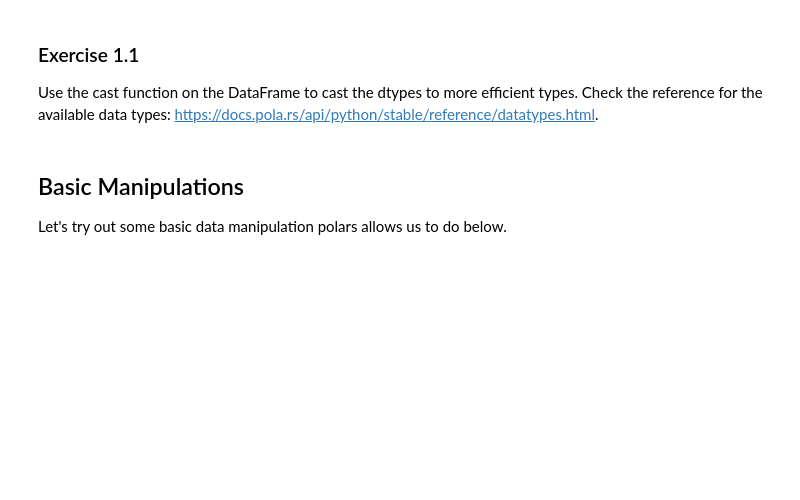
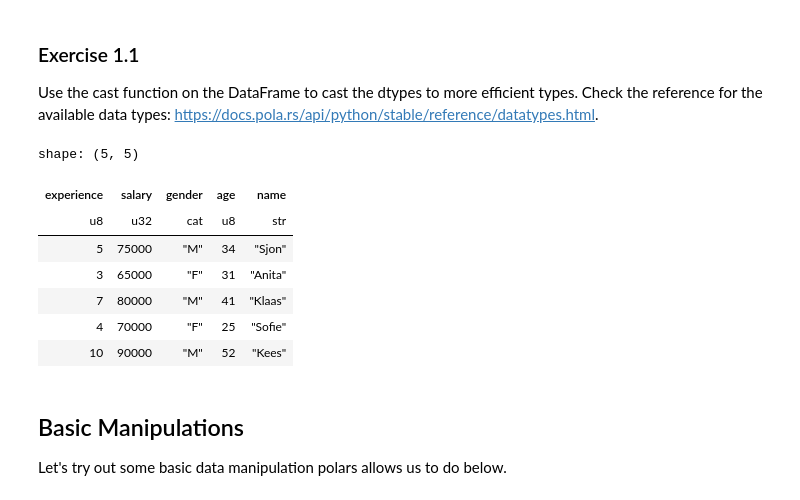
Before and after one commit to codebeez/polars_hackathon, a Jupyter notebook: content/1 - Exploring Polars/exploring.ipynb, the cells around one changed output. Cells and saved outputs as stored; diff of their text form; code cells hidden in the pictures; blank space fills up the shorter version.

```diff
--- a/content/1 - Exploring Polars/exploring.ipynb
+++ b/content/1 - Exploring Polars/exploring.ipynb
@@ -42,6 +66,17 @@ Try it out below to obtain more suitable and restrictive dtypes for the example
 ### Exercise 1.1
 Use the cast function on the DataFrame to cast the dtypes to more efficient types.
 Check the reference for the available data types: https://docs.pola.rs/api/python/stable/reference/datatypes.html.
+# %%
+df.cast({"name": pl.String, "age": pl.UInt8, "gender": pl.Categorical, "salary": pl.UInt32, "experience": pl.UInt8})
+# %% [output]
+shape: (5, 5)
+| experience | salary | gender | age | name |
+| u8 | u32 | cat | u8 | str |
+| 5 | 75000 | "M" | 34 | "Sjon" |
+| 3 | 65000 | "F" | 31 | "Anita" |
+| 7 | 80000 | "M" | 41 | "Klaas" |
+| 4 | 70000 | "F" | 25 | "Sofie" |
+| 10 | 90000 | "M" | 52 | "Kees" |
 # %% [markdown]
 ## Basic Manipulations
 
```
Also changed, not shown: parts of 9 cells of this notebook, 4 other files.
